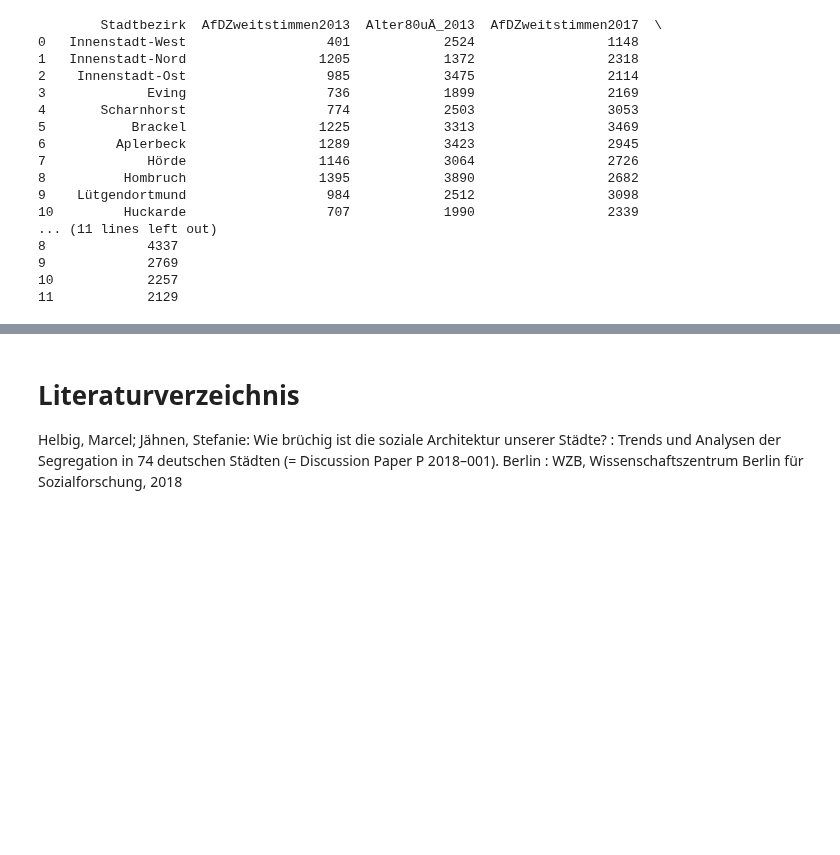
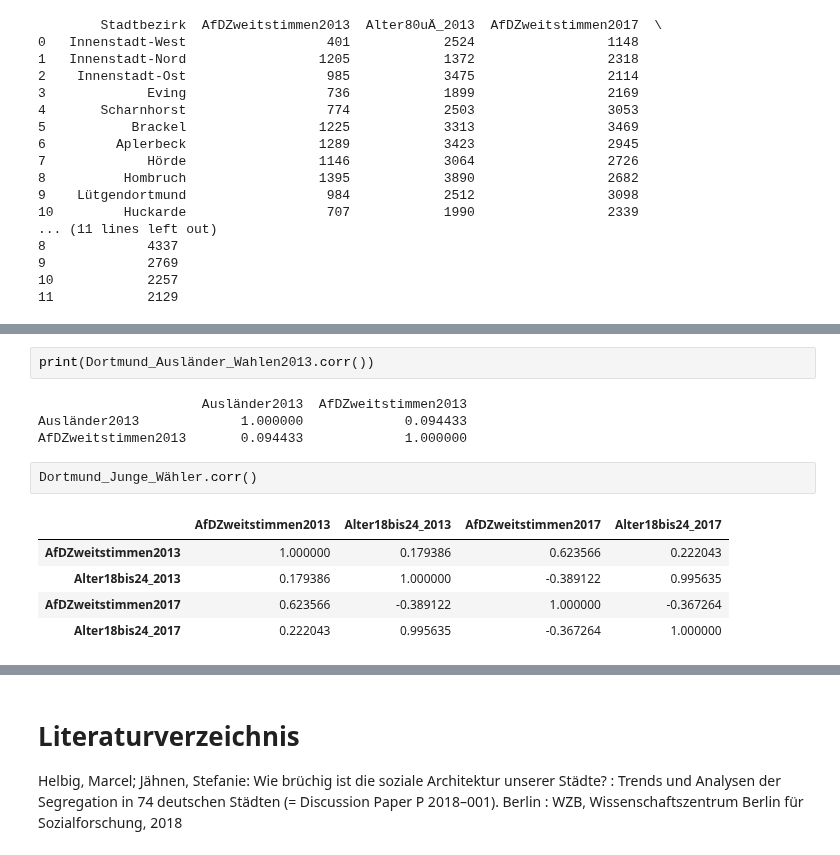
Before and after one commit to tschroeder10961/datascience-urban-segregation, a Jupyter notebook: GruppeB/Bevölkerungsstruktur_AfD-Bundestagswahlergebnisse2017_Dortmund.ipynb, the cells around one changed output, grey strips where cells are left out. Saved outputs shown, nothing was run; the diff lists cells and outputs as text; blank space fills up the shorter version.

```diff
--- a/GruppeB/Bevölkerungsstruktur_AfD-Bundestagswahlergebnisse2017_Dortmund.ipynb
+++ b/GruppeB/Bevölkerungsstruktur_AfD-Bundestagswahlergebnisse2017_Dortmund.ipynb
@@ -247,0 +254,14 @@ print(Dortmund_Alte_Wähler)
+# %%
+print(Dortmund_Ausländer_Wahlen2013.corr())
+# %% [output]
+                     Ausländer2013  AfDZweitstimmen2013
+Ausländer2013             1.000000             0.094433
+AfDZweitstimmen2013       0.094433             1.000000
+# %%
+Dortmund_Junge_Wähler.corr()
+# %% [output]
+|  | AfDZweitstimmen2013 | Alter18bis24_2013 | AfDZweitstimmen2017 | Alter18bis24_2017 |
+| AfDZweitstimmen2013 | 1.000000 | 0.179386 | 0.623566 | 0.222043 |
+| Alter18bis24_2013 | 0.179386 | 1.000000 | -0.389122 | 0.995635 |
+| AfDZweitstimmen2017 | 0.623566 | -0.389122 | 1.000000 | -0.367264 |
+| Alter18bis24_2017 | 0.222043 | 0.995635 | -0.367264 | 1.000000 |
```
Also changed, not shown: parts of 6 cells of this notebook.
